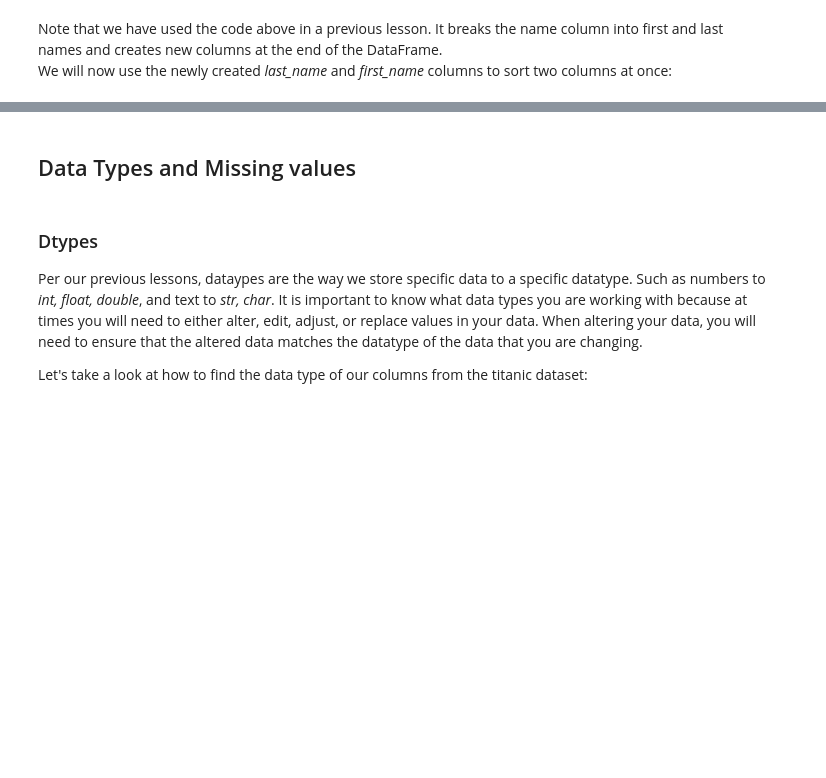
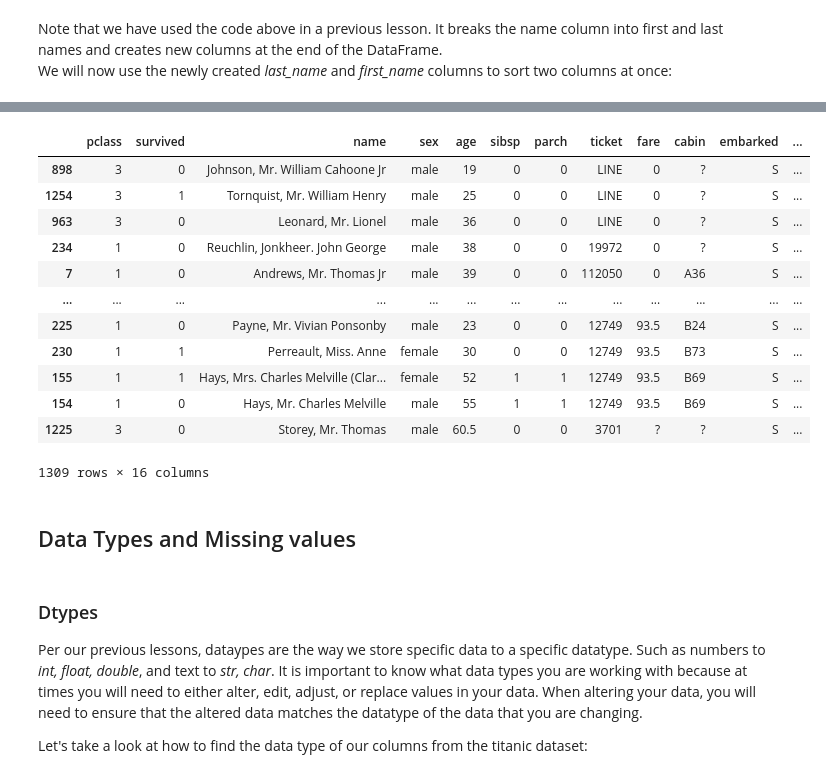
Before and after one commit to theLeague-AI/Harmony_2021, a Jupyter notebook: Lesson_4/Students/Otabek Mavlonov/Lesson_4.ipynb, the cells around one changed output, grey strips where cells are left out. Cells and saved outputs as stored; diff of their text form; code cells hidden in the pictures; blank space fills up the shorter version.

```diff
--- a/Lesson_4/Students/Otabek Mavlonov/Lesson_4.ipynb
+++ b/Lesson_4/Students/Otabek Mavlonov/Lesson_4.ipynb
@@ -101,6 +194,21 @@ titanic_data.sort_values(by = ['last_name','first_name'])
 # %%
 # EXERCISE 6
 # Sort the fare and age columns and print
+titanic_data.sort_values(by = ['fare','age'])
+# %% [output]
+|  | pclass | survived | name | sex | age | sibsp | parch | ticket | fare | cabin | embarked | ... |
+| 898 | 3 | 0 | Johnson, Mr. William Cahoone Jr | male | 19 | 0 | 0 | LINE | 0 | ? | S | ... |
+| 1254 | 3 | 1 | Tornquist, Mr. William Henry | male | 25 | 0 | 0 | LINE | 0 | ? | S | ... |
+| 963 | 3 | 0 | Leonard, Mr. Lionel | male | 36 | 0 | 0 | LINE | 0 | ? | S | ... |
+| 234 | 1 | 0 | Reuchlin, Jonkheer. John George | male | 38 | 0 | 0 | 19972 | 0 | ? | S | ... |
+| 7 | 1 | 0 | Andrews, Mr. Thomas Jr | male | 39 | 0 | 0 | 112050 | 0 | A36 | S | ... |
+| ... | ... | ... | ... | ... | ... | ... | ... | ... | ... | ... | ... | ... |
+| 225 | 1 | 0 | Payne, Mr. Vivian Ponsonby | male | 23 | 0 | 0 | 12749 | 93.5 | B24 | S | ... |
+| 230 | 1 | 1 | Perreault, Miss. Anne | female | 30 | 0 | 0 | 12749 | 93.5 | B73 | S | ... |
+| 155 | 1 | 1 | Hays, Mrs. Charles Melville (Clar... | female | 52 | 1 | 1 | 12749 | 93.5 | B69 | S | ... |
+| 154 | 1 | 0 | Hays, Mr. Charles Melville | male | 55 | 1 | 1 | 12749 | 93.5 | B69 | S | ... |
+| 1225 | 3 | 0 | Storey, Mr. Thomas | male | 60.5 | 0 | 0 | 3701 | ? | ? | S | ... |
+1309 rows × 16 columns
 # %% [markdown]
 ## Data Types and Missing values
 # %% [markdown]
```
Also changed, not shown: parts of 34 cells of this notebook.
